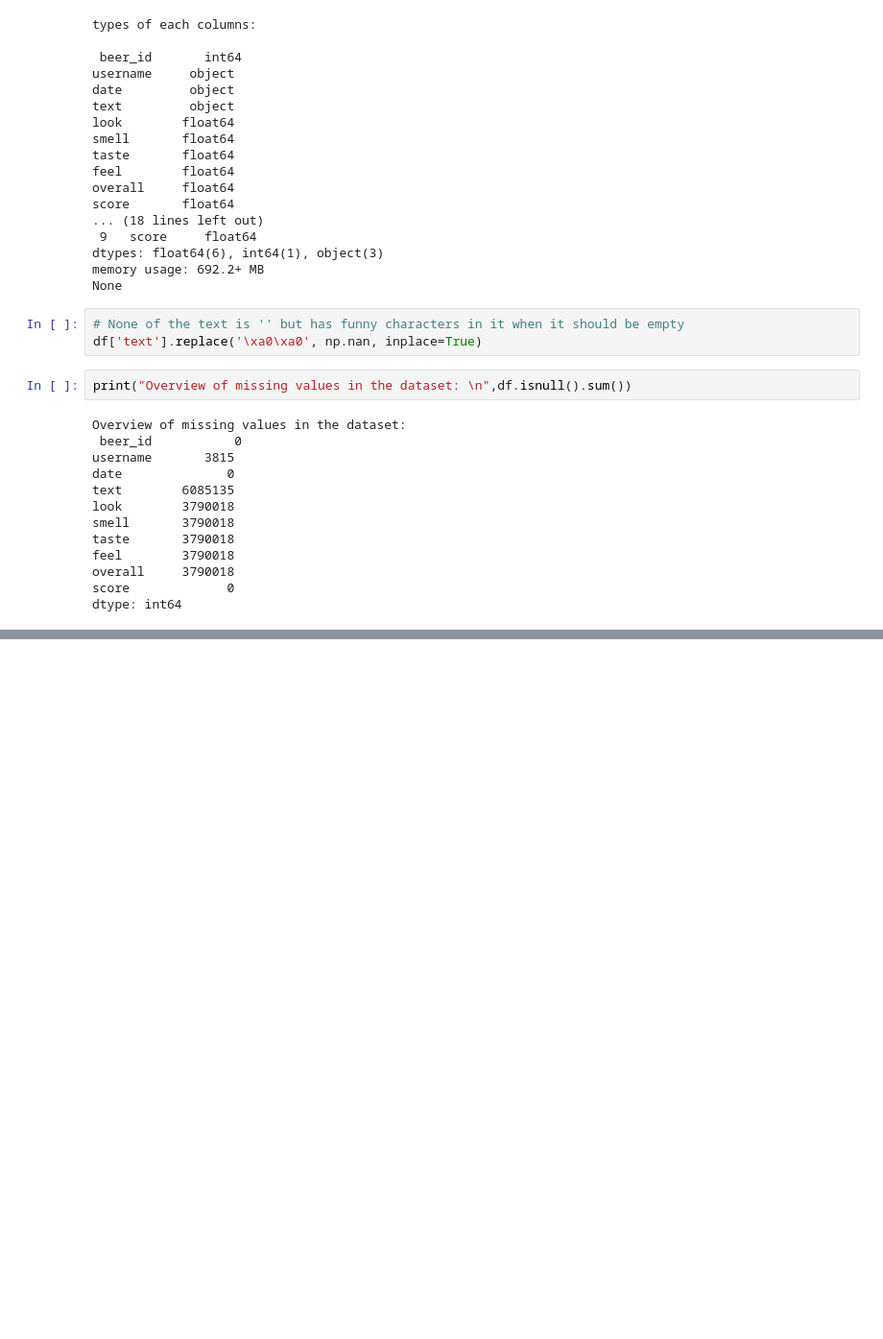
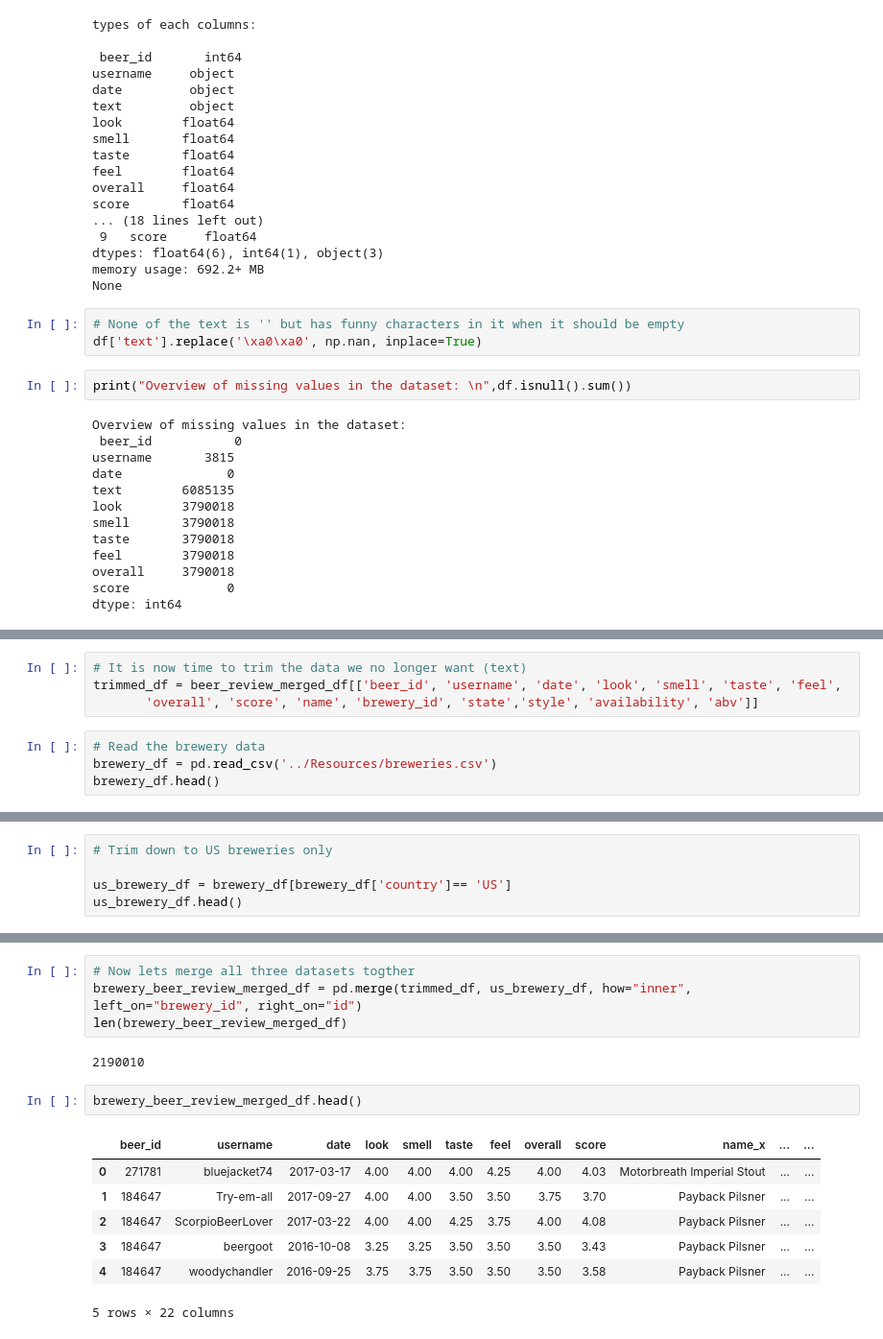
Before and after one commit to jenmusdat/BeerMachineLearning, a Jupyter notebook: Analysis/Jay-Beer-Data-Explore.ipynb, the cells around one changed output, grey strips where cells are left out. Shown at 96% size. Drawn from its saved outputs; the diff is of its cells as text; blank space fills up the shorter version.

```diff
--- a/Analysis/Jay-Beer-Data-Explore.ipynb
+++ b/Analysis/Jay-Beer-Data-Explore.ipynb
@@ -98,0 +176,8 @@ df.to_csv("reviews_clean.csv")
+# %%
+# It is now time to trim the data we no longer want (text)
+trimmed_df = beer_review_merged_df[['beer_id', 'username', 'date', 'look', 'smell', 'taste', 'feel',
+       'overall', 'score', 'name', 'brewery_id', 'state','style', 'availability', 'abv']]
+# %%
+# Read the brewery data
+brewery_df = pd.read_csv('../Resources/breweries.csv')
+brewery_df.head()
@@ -98,0 +191,5 @@ df.to_csv("reviews_clean.csv")
+# %%
+# Trim down to US breweries only
+
+us_brewery_df = brewery_df[brewery_df['country']== 'US']
+us_brewery_df.head()
@@ -98,0 +203,16 @@ df.to_csv("reviews_clean.csv")
+# %%
+# Now lets merge all three datasets togther
+brewery_beer_review_merged_df = pd.merge(trimmed_df, us_brewery_df, how="inner", left_on="brewery_id", right_on="id")
+len(brewery_beer_review_merged_df)
+# %% [output]
+2190010
+# %%
+brewery_beer_review_merged_df.head()
+# %% [output]
+|  | beer_id | username | date | look | smell | taste | feel | overall | score | name_x | ... | ... |
+| 0 | 271781 | bluejacket74 | 2017-03-17 | 4.00 | 4.00 | 4.00 | 4.25 | 4.00 | 4.03 | Motorbreath Imperial Stout | ... | ... |
+| 1 | 184647 | Try-em-all | 2017-09-27 | 4.00 | 4.00 | 3.50 | 3.50 | 3.75 | 3.70 | Payback Pilsner | ... | ... |
+| 2 | 184647 | ScorpioBeerLover | 2017-03-22 | 4.00 | 4.00 | 4.25 | 3.75 | 4.00 | 4.08 | Payback Pilsner | ... | ... |
+| 3 | 184647 | beergoot | 2016-10-08 | 3.25 | 3.25 | 3.50 | 3.50 | 3.50 | 3.43 | Payback Pilsner | ... | ... |
+| 4 | 184647 | woodychandler | 2016-09-25 | 3.75 | 3.75 | 3.50 | 3.50 | 3.50 | 3.58 | Payback Pilsner | ... | ... |
+5 rows × 22 columns
```
Also changed, not shown: parts of 37 cells of this notebook, 2 other files.
